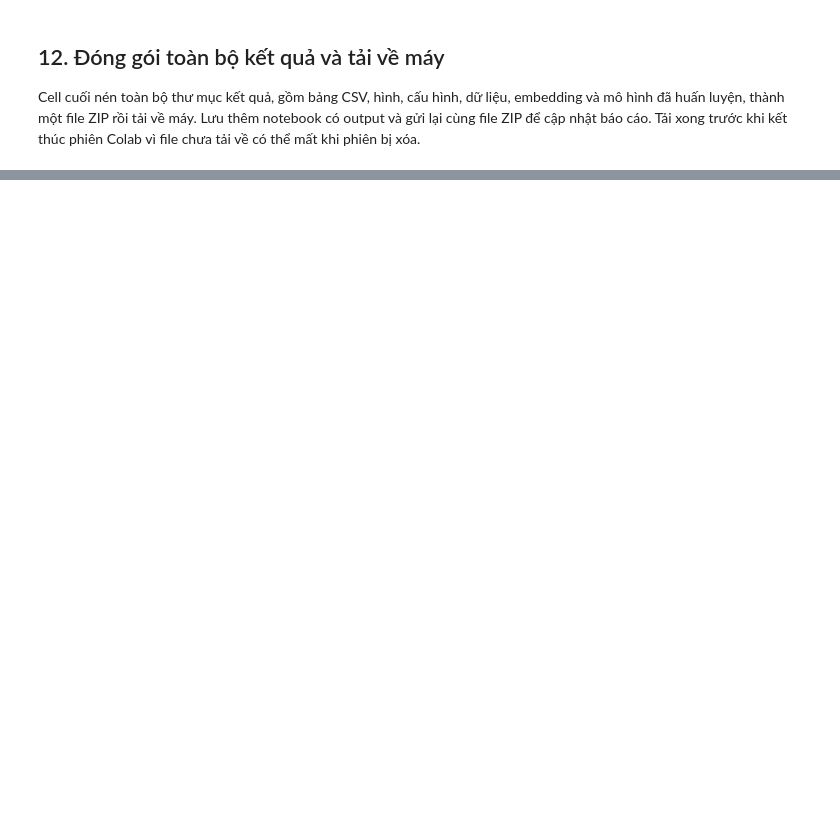
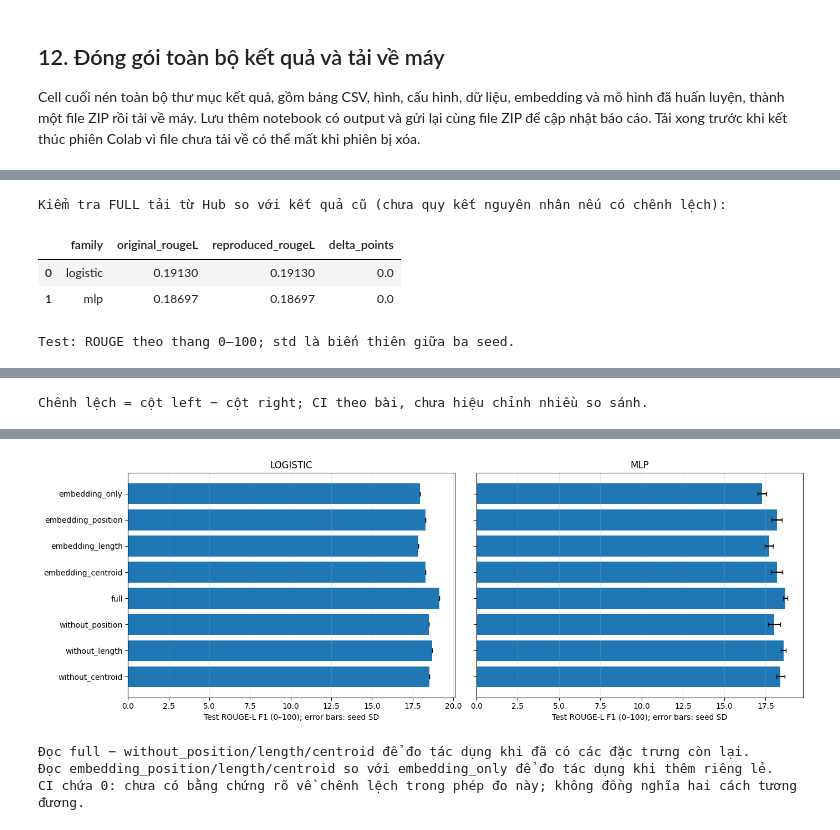
Before and after one commit to kttt294/Extractive-Summarizer, a Jupyter notebook: AdvancedML_ExtractiveSummarizer.ipynb, the cells around one changed output, grey strips where cells are left out. Cells and saved outputs as stored; diff of their text form; code cells hidden in the pictures; blank space fills up the shorter version.

```diff
--- a/AdvancedML_ExtractiveSummarizer.ipynb
+++ b/AdvancedML_ExtractiveSummarizer.ipynb
@@ -217,0 +601,74 @@ if IN_COLAB:
+# %%
+# 13.5. Bảng trung bình ± SD seed và CI paired bootstrap theo bài.
+import pandas as pd
+import matplotlib.pyplot as plt
+from IPython.display import display, Image
+
+abl_frame = pd.DataFrame(abl_rows)
+abl_metrics = ['rouge1', 'rouge2', 'rougeL', 'words', 'word_retention']
+abl_seed_means = abl_frame.groupby(['split', 'family', 'variant', 'seed'])[abl_metrics].mean().reset_index()
+abl_seed_means.to_csv(ABL_DIR/'ablation_per_seed.csv', index=False)
+abl_summary = abl_seed_means.groupby(['split', 'family', 'variant'])[abl_metrics].agg(['mean', 'std'])
+abl_summary.columns = ['_'.join(c) for c in abl_summary.columns]
+abl_summary = abl_summary.reset_index()
+abl_summary.to_csv(ABL_DIR/'ablation_summary.csv', index=False)
+abl_original_means = pd.read_csv(ABL_DIR/'original_test_summary.csv').set_index('model')
+abl_full_means = abl_summary[(abl_summary.split == 'test') & (abl_summary.variant == 'full')].set_index('family')
+abl_reproduction = []
+for family in ('logistic', 'mlp'):
+    old = float(abl_original_means.loc[family, 'rougeL_mean'])
+    current = float(abl_full_means.loc[family, 'rougeL_mean'])
+    abl_reproduction.append(dict(family=family, original_rougeL=old, reproduced_rougeL=current,
+                                delta_points=100*(current-old)))
+abl_reproduction = pd.DataFrame(abl_reproduction)
+abl_reproduction.to_csv(ABL_DIR/'baseline_reproduction.csv', index=False)
+print('Kiểm tra FULL tải từ Hub so với kết quả cũ (chưa quy kết nguyên nhân nếu có chênh lệch):')
+display(abl_reproduction.round(6))
+abl_order = list(ablation_columns(768))
+abl_test = abl_frame[abl_frame['split'] == 'test']
+abl_pairs = []
+for family in ('logistic', 'mlp'):
+    per_doc = abl_test[abl_test.family == family].groupby(['variant', 'id']).rougeL.mean().unstack('variant')
+    if per_doc.isna().any().any():
+        raise RuntimeError('Thiếu điểm theo bài/biến thể; không bootstrap các tập khác nhau.')
+    contrasts = [('full', v) for v in abl_order if v != 'full']
+    contrasts += [(v, 'embedding_only') for v in
+                  ('embedding_position', 'embedding_length', 'embedding_centroid')]
+    for left, right in contrasts:
+        effect = paired_bootstrap(per_doc[left].to_numpy(), per_doc[right].to_numpy(),
+                                  seed=42, repetitions=2000)
+        abl_pairs.append(dict(family=family, left=left, right=right,
+            contrast=f'{left}_minus_{right}', delta_RL_points=100*effect['delta'],
+            ci_low_points=100*effect['ci_low'], ci_high_points=100*effect['ci_high']))
+abl_ci = pd.DataFrame(abl_pairs)
+abl_ci.to_csv(ABL_DIR/'ablation_bootstrap.csv', index=False)
+abl_table = abl_summary[abl_summary.split == 'test'].copy()
+for metric in ('rouge1', 'rouge2', 'rougeL'):
+    abl_table[metric+'_mean'] *= 100
+    abl_table[metric+'_std'] *= 100
+print('Test: ROUGE theo thang 0–100; std là biến thiên giữa ba seed.')
+display(abl_table[['family', 'variant', 'rouge1_mean', 'rouge2_mean',
+                   'rougeL_mean', 'rougeL_std', 'words_mean']].round(4))
+print('Chênh lệch = cột left − cột right; CI theo bài, chưa hiệu chỉnh nhiều so sánh.')
+display(abl_ci.round(4))
+fig, axes = plt.subplots(1, 2, figsize=(14, 5), sharey=True)
+for axis, family in zip(axes, ('logistic', 'mlp')):
+    data = abl_table[abl_table.family == family].set_index('variant').reindex(abl_order)
+    axis.barh(abl_order, data.rougeL_mean, xerr=data.rougeL_std, capsize=3)
+    axis.set_title(family.upper())
+    axis.set_xlabel('Test ROUGE-L F1 (0–100); error bars: seed SD')
+    axis.grid(axis='x', alpha=0.25)
+axes[0].invert_yaxis()
+fig.tight_layout()
+(ABL_DIR/'figures').mkdir(exist_ok=True)
+fig.savefig(ABL_DIR/'figures/feature_ablation.png', dpi=200, bbox_inches='tight')
+plt.show()
+print('Đọc full − without_position/length/centroid để đo tác dụng khi đã có các đặc trưng còn lại.')
+print('Đọc embedding_position/length/centroid so với embedding_only để đo tác dụng khi thêm riêng lẻ.')
+print('CI chứa 0: chưa có bằng chứng rõ về chênh lệch trong phép đo này; không đồng nghĩa hai cách tương đương.')
+# %% [output]
+Kiểm tra FULL tải từ Hub so với kết quả cũ (chưa quy kết nguyên nhân nếu có chênh lệch):
+|  | family | original_rougeL | reproduced_rougeL | delta_points |
+| 0 | logistic | 0.19130 | 0.19130 | 0.0 |
+| 1 | mlp | 0.18697 | 0.18697 | 0.0 |
+Test: ROUGE theo thang 0–100; std là biến thiên giữa ba seed.
@@ -217,0 +692 @@ if IN_COLAB:
+Chênh lệch = cột left − cột right; CI theo bài, chưa hiệu chỉnh nhiều so sánh.
@@ -217,0 +710,4 @@ if IN_COLAB:
+[figure, added]
+Đọc full − without_position/length/centroid để đo tác dụng khi đã có các đặc trưng còn lại.
+Đọc embedding_position/length/centroid so với embedding_only để đo tác dụng khi thêm riêng lẻ.
+CI chứa 0: chưa có bằng chứng rõ về chênh lệch trong phép đo này; không đồng nghĩa hai cách tương đương.
```
Also changed, not shown: parts of 17 cells of this notebook, 20 other files.
